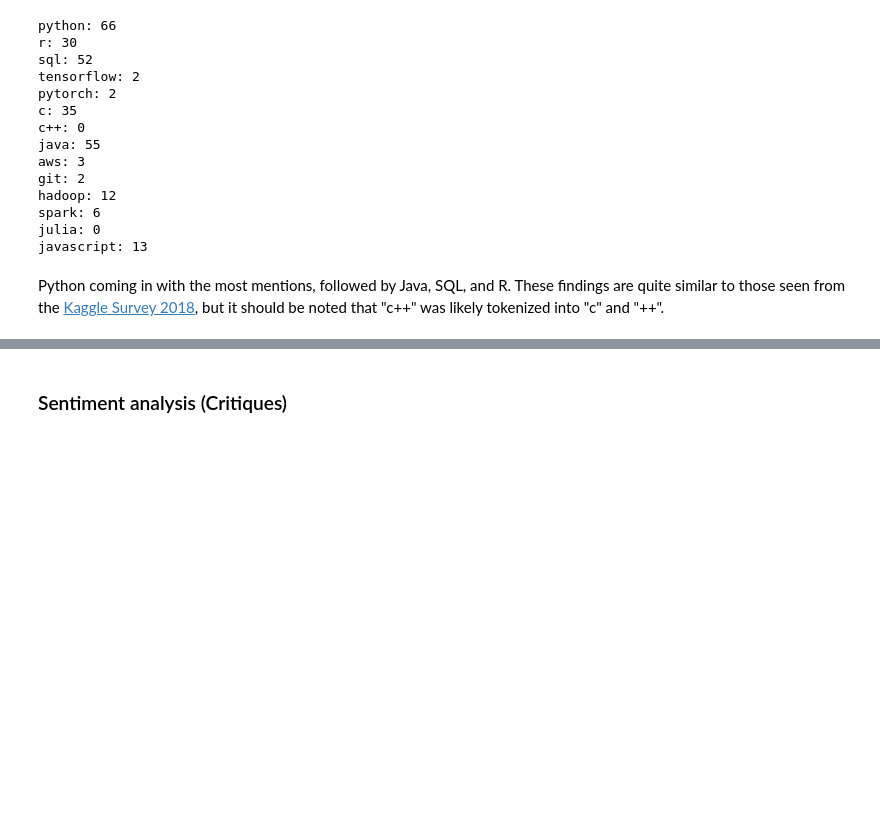
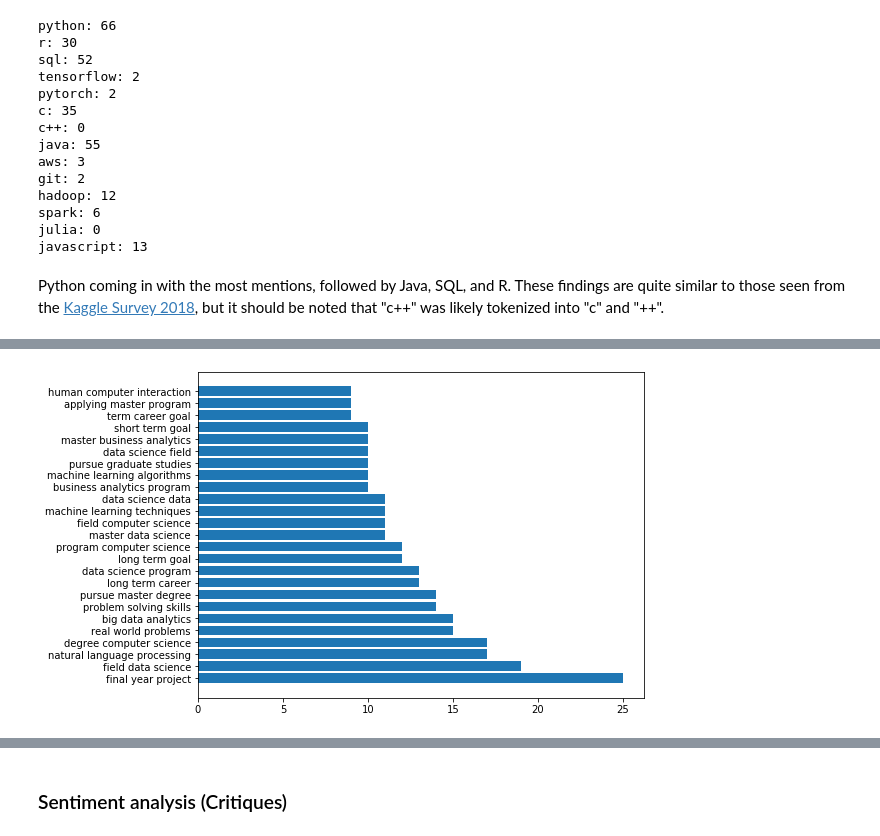
Before and after one commit to Rypo/grad-statement-analysis, a Jupyter notebook: prelim_analysis.ipynb, the cells around one changed output, grey strips where cells are left out. Cells and saved outputs as stored; diff of their text form; code cells hidden in the pictures; blank space fills up the shorter version.

```diff
--- a/prelim_analysis.ipynb
+++ b/prelim_analysis.ipynb
@@ -284,0 +319,6 @@ ubtgrams = cnt_vctzr.fit_transform(df_origpost.tokens.apply(lambda x: " ".join(x
+# %%
+tgrams = ubt_count_df.query('gram == 3').sort_values('n_occur', ascending=False)
+fig, ax = plt.subplots(figsize=(8,6))
+ax.barh(tgrams[:25].index,tgrams[:25].n_occur);
+# %% [output]
+[figure, added]
```
Also changed, not shown: parts of 24 cells of this notebook.
